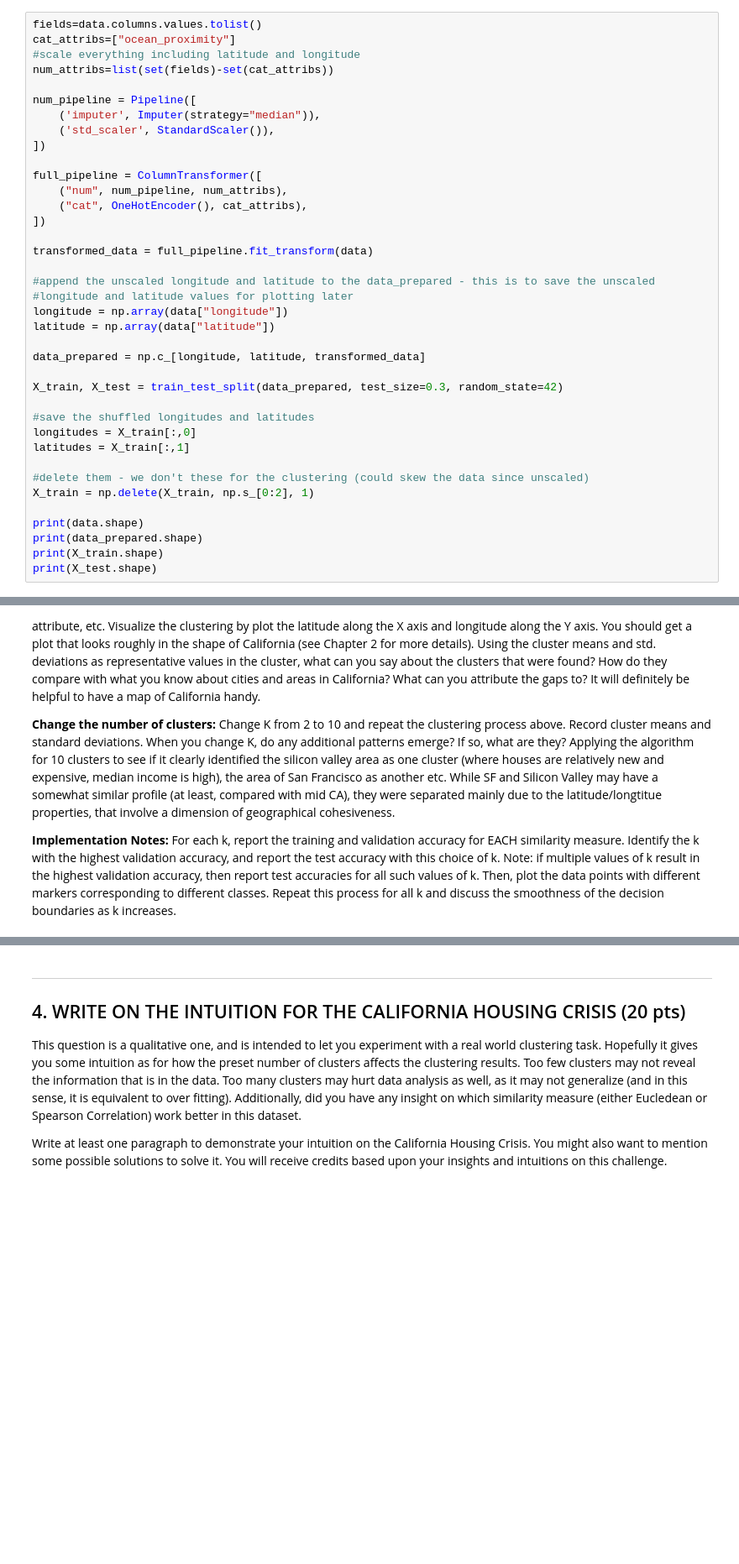
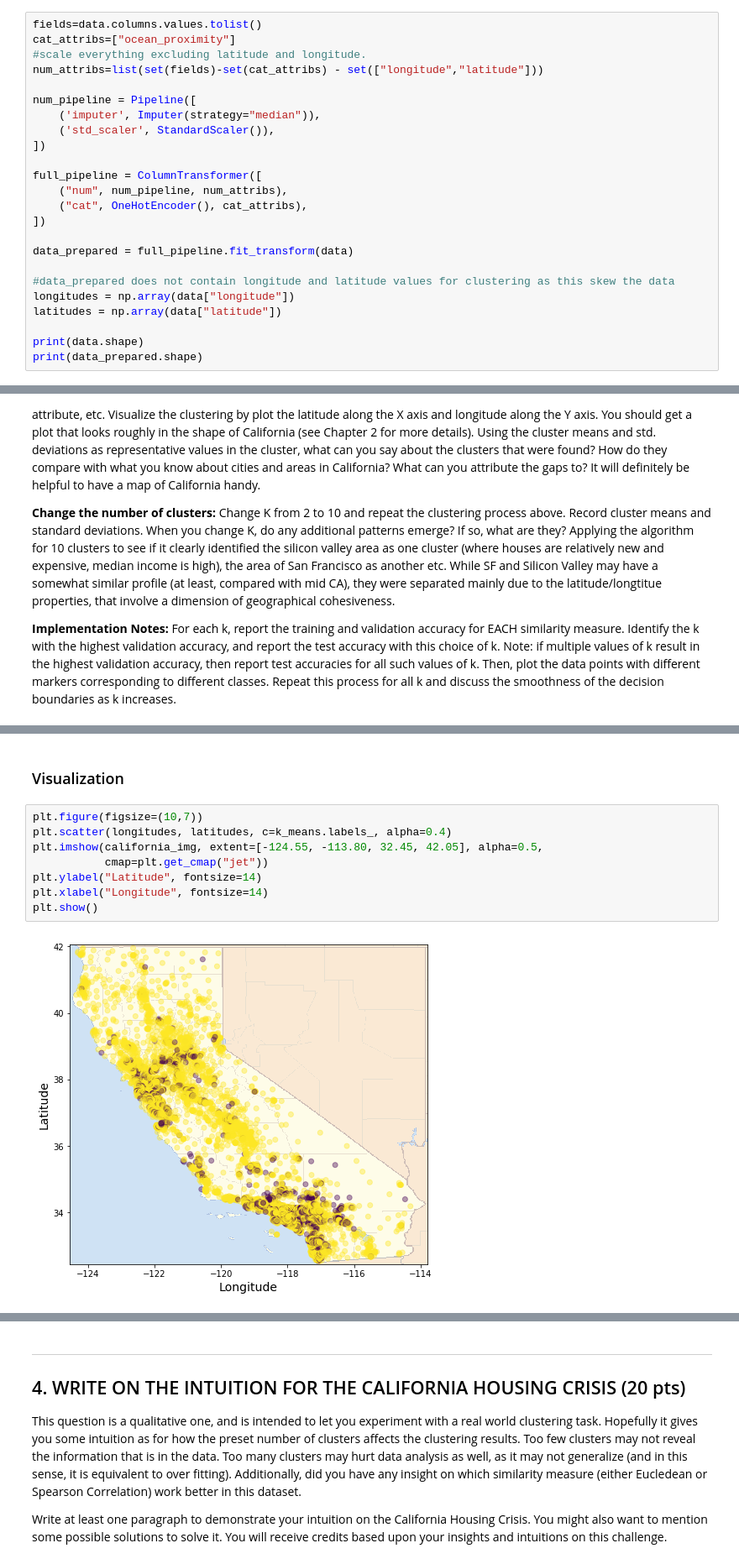
Before and after one commit to nabeeln7/k-means-clustering, a Jupyter notebook: CS6316Assignment3.ipynb, the cells around one changed output, grey strips where cells are left out. Shown at 84% size. Cells and saved outputs as stored; diff of their text form; blank space fills up the shorter version.

```diff
--- a/CS6316Assignment3.ipynb
+++ b/CS6316Assignment3.ipynb
@@ -87,8 +87,8 @@ plt.show()
 # %%
 fields=data.columns.values.tolist()
 cat_attribs=["ocean_proximity"]
-#scale everything including latitude and longitude
-num_attribs=list(set(fields)-set(cat_attribs))
+#scale everything excluding latitude and longitude.
+num_attribs=list(set(fields)-set(cat_attribs) - set(["longitude","latitude"]))
 
 num_pipeline = Pipeline([
     ('imputer', Imputer(strategy="median")),
@@ -100,27 +100,13 @@ full_pipeline = ColumnTransformer([
     ("cat", OneHotEncoder(), cat_attribs),
 ])
 
-transformed_data = full_pipeline.fit_transform(data)
+data_prepared = full_pipeline.fit_transform(data)
 
-#append the unscaled longitude and latitude to the data_prepared - this is to save the unscaled
-#longitude and latitude values for plotting later
-longitude = np.array(data["longitude"])
-latitude = np.array(data["latitude"])
-
-data_prepared = np.c_[longitude, latitude, transformed_data]
-
-X_train, X_test = train_test_split(data_prepared, test_size=0.3, random_state=42)
-
-#save the shuffled longitudes and latitudes
-longitudes = X_train[:,0]
-latitudes = X_train[:,1]
-
-#delete them - we don't these for the clustering (could skew the data since unscaled)
-X_train = np.delete(X_train, np.s_[0:2], 1)
+#data_prepared does not contain longitude and latitude values for clustering as this skew the data
+longitudes = np.array(data["longitude"])
+latitudes = np.array(data["latitude"])
 
 print(data.shape)
 print(data_prepared.shape)
-print(X_train.shape)
-print(X_test.shape)
 # %% [output]
 (20640, 10)
@@ -343,0 +296,12 @@ Applying the algorithm for 10 clusters to see if it clearly identified the silic
+# %% [markdown]
+### Visualization
+# %%
+plt.figure(figsize=(10,7))
+plt.scatter(longitudes, latitudes, c=k_means.labels_, alpha=0.4)
+plt.imshow(california_img, extent=[-124.55, -113.80, 32.45, 42.05], alpha=0.5,
+           cmap=plt.get_cmap("jet"))
+plt.ylabel("Latitude", fontsize=14)
+plt.xlabel("Longitude", fontsize=14)
+plt.show()
+# %% [output]
+[figure, added]
```
Also changed, not shown: parts of 25 cells of this notebook.
